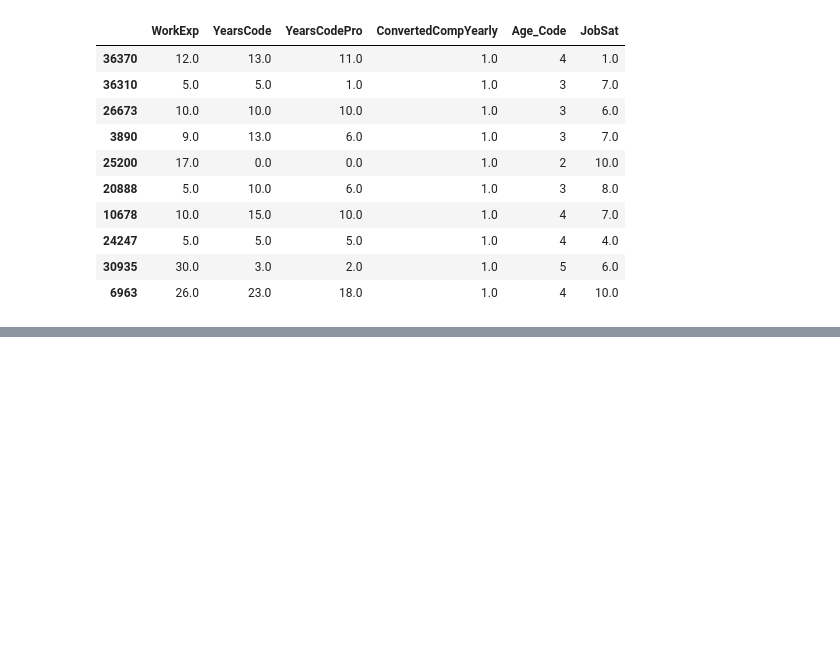
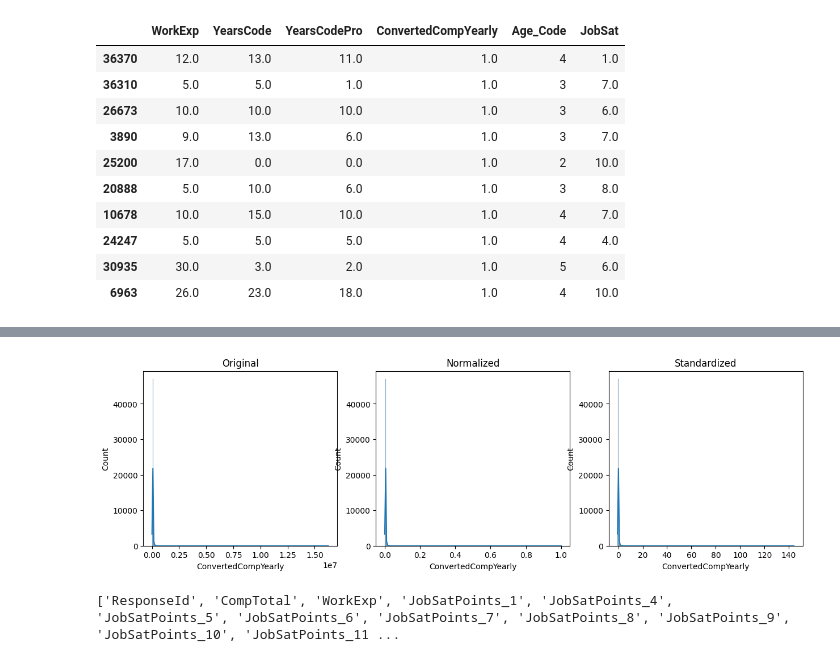
Before and after one commit to Rodrigo-CPE/DataSet_GroupProject, a Jupyter notebook: Notebook_LAD.ipynb, the cells around one changed output, grey strips where cells are left out. Saved outputs shown, nothing was run; the diff lists cells and outputs as text; code cells hidden in the pictures; blank space fills up the shorter version.

```diff
--- a/Notebook_LAD.ipynb
+++ b/Notebook_LAD.ipynb
@@ -649,0 +724,24 @@ TOP 10 MENORES SALÁRIOS
+# %%
+col = "ConvertedCompYearly" #aqui apenas definimos qual a coluna em que queremos fazer o teste
+
+fig, axes = plt.subplots(1,3, figsize=(15,4))
+
+#Criamos netão um gráfico original, com as variáveis originais (sem alteração)
+sns.histplot(data[col], kde=True, ax=axes[0])
+axes[0].set_title("Original")
+
+#Depois criamos um gráfico com a variável normalizada, ou seja, com os valores transformados para um intervalo entre 0 e 1
+sns.histplot(data_normalized[col], kde=True, ax=axes[1])
+axes[1].set_title("Normalized")
+
+#E por fim, criamos um gráfico com a variável padronizada, ou seja, com os valores transformados para terem média 0 e desvio padrão 1
+sns.histplot(data_standardized[col], kde=True, ax=axes[2])
+axes[2].set_title("Standardized")
+
+plt.show()
+# %% [output]
+[figure, added]
+# %%
+print(data.columns.tolist()) # verificamos só quais as nossas colunas numéricas
+# %% [output]
+['ResponseId', 'CompTotal', 'WorkExp', 'JobSatPoints_1', 'JobSatPoints_4', 'JobSatPoints_5', 'JobSatPoints_6', 'JobSatPoints_7', 'JobSatPoints_8', 'JobSatPoints_9', 'JobSatPoints_10', 'JobSatPoints_11 ...
```
Also changed, not shown: parts of 11 cells of this notebook.
